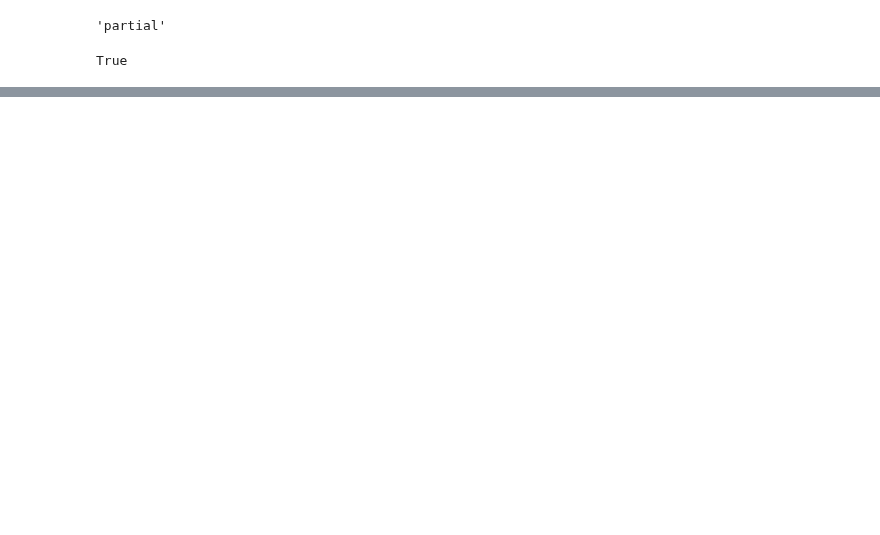
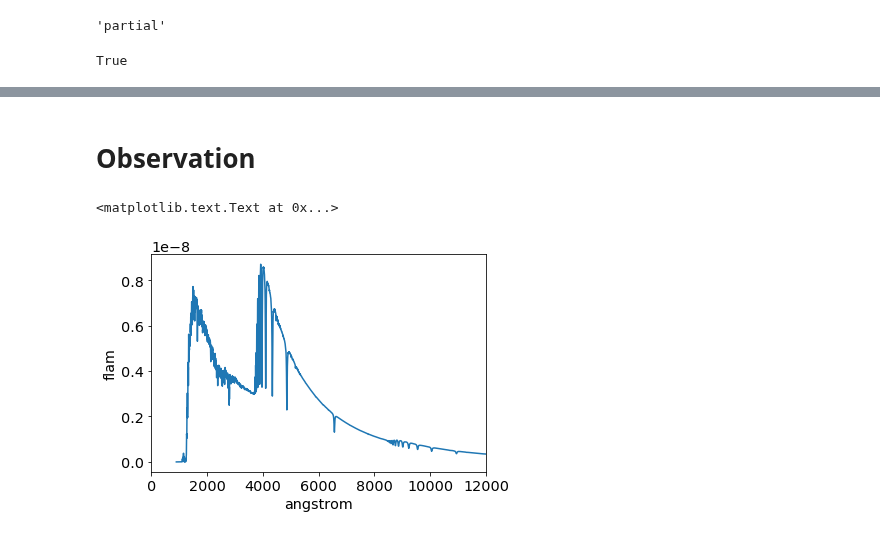
Before and after one commit to sylvielsstfr/PC5AtmStudies, a Jupyter notebook: PySynPhot/BandPass/LSSTPassBand.ipynb, the cells around one changed output, grey strips where cells are left out. Cells and saved outputs as stored; diff of their text form; code cells hidden in the pictures; blank space fills up the shorter version.

```diff
--- a/PySynPhot/BandPass/LSSTPassBand.ipynb
+++ b/PySynPhot/BandPass/LSSTPassBand.ipynb
@@ -114,0 +147,11 @@ plt.legend([bp_u_atm.name, bp_g_atm.name,bp_r_atm.name, bp_i_atm.name,bp_z_atm.n
+# %% [markdown]
+# Observation
+# %%
+plt.plot(S.Vega.wave,S.Vega.flux)
+plt.xlim(0.,12000)
+plt.xlabel(S.Vega.waveunits)
+plt.ylabel(S.Vega.fluxunits)
+#plt.title(S.Vega.name)
+# %% [output]
+<matplotlib.text.Text at 0x...>
+[figure, added]
```
Also changed, not shown: parts of 30 cells of this notebook.
